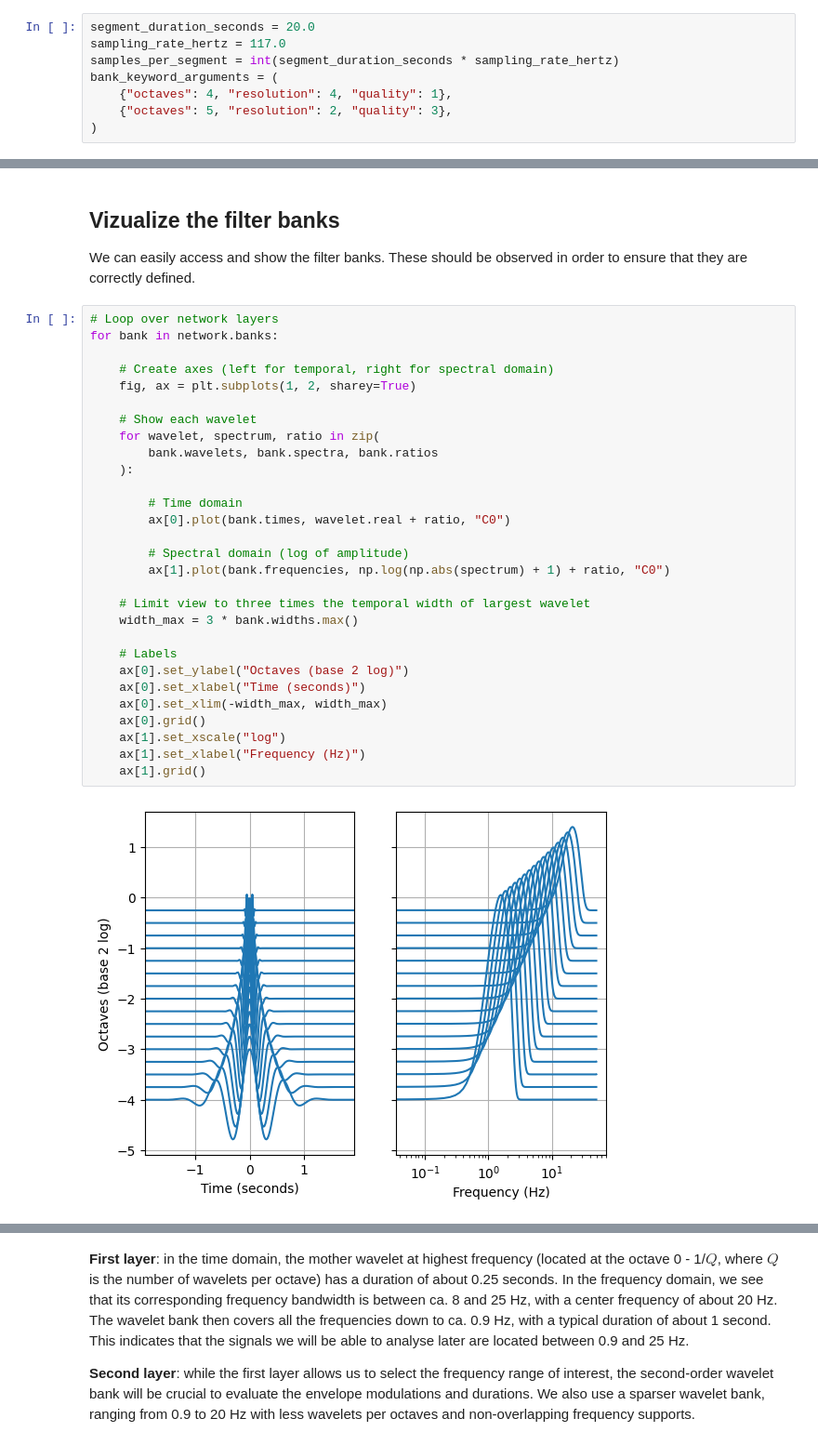
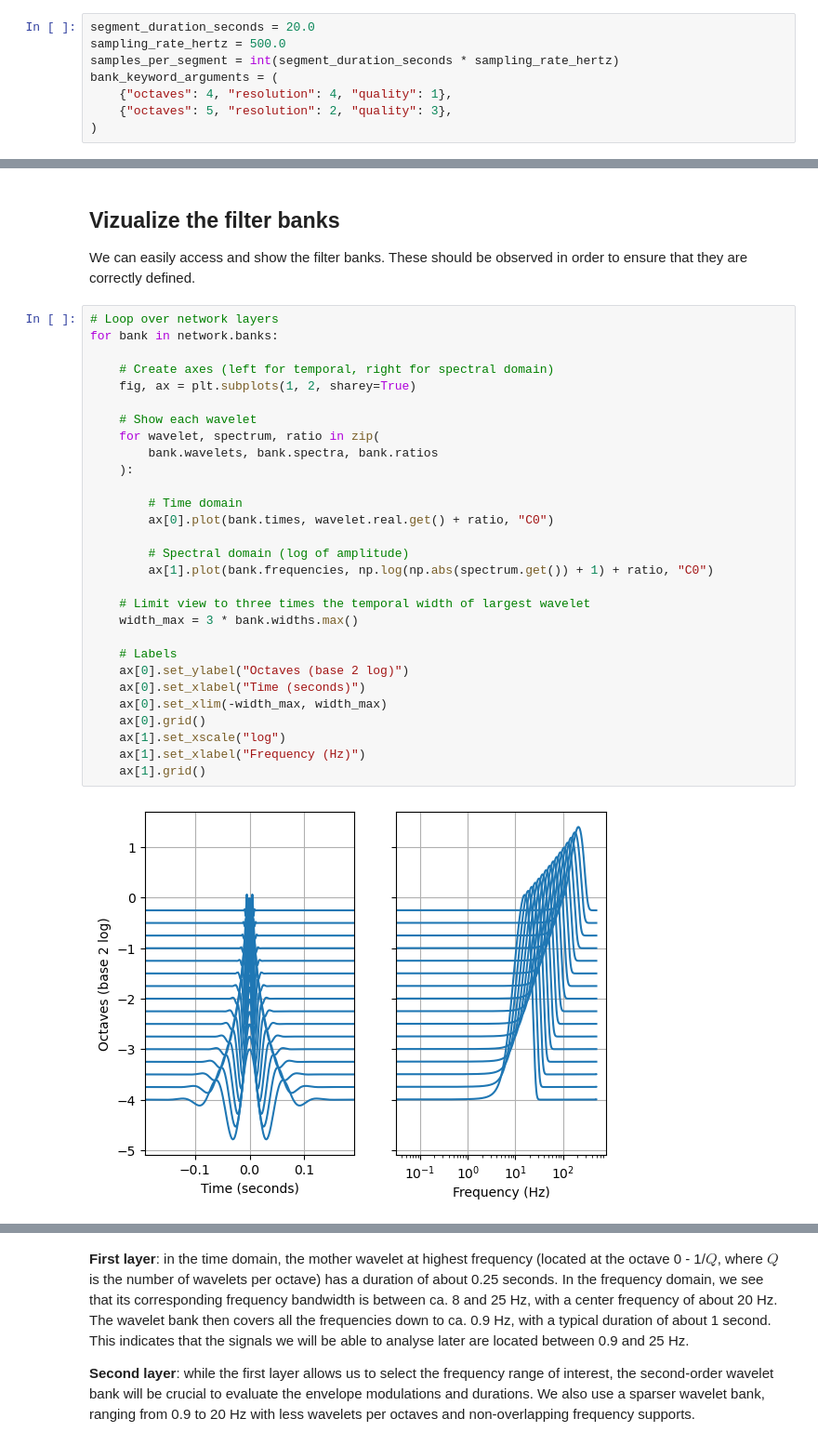
Before and after one commit to tbartholomaus/scatseisnet, a Jupyter notebook: GL_example/1_design.ipynb, the cells around one changed output, grey strips where cells are left out. Shown at 93% size. Drawn from its saved outputs; the diff is of its cells as text.

```diff
--- a/GL_example/1_design.ipynb
+++ b/GL_example/1_design.ipynb
@@ -47,7 +47,7 @@ The following cell defines the meta parameter of the network. The parameters are
       a larger at the remaining layers.  *This describes the frequency bandwidth of each wavelet*
 # %%
 segment_duration_seconds = 20.0
-sampling_rate_hertz = 117.0
+sampling_rate_hertz = 500.0
 samples_per_segment = int(segment_duration_seconds * sampling_rate_hertz)
 bank_keyword_arguments = (
     {"octaves": 4, "resolution": 4, "quality": 1},
@@ -88,31 +88,31 @@ We can easily access and show the filter banks. These should be observed in orde
 # %%
 # Loop over network layers
 for bank in network.banks:
 
     # Create axes (left for temporal, right for spectral domain)
     fig, ax = plt.subplots(1, 2, sharey=True)
 
     # Show each wavelet
     for wavelet, spectrum, ratio in zip(
         bank.wavelets, bank.spectra, bank.ratios
     ):
 
         # Time domain
-        ax[0].plot(bank.times, wavelet.real + ratio, "C0")
+        ax[0].plot(bank.times, wavelet.real.get() + ratio, "C0")
 
         # Spectral domain (log of amplitude)
-        ax[1].plot(bank.frequencies, np.log(np.abs(spectrum) + 1) + ratio, "C0")
+        ax[1].plot(bank.frequencies, np.log(np.abs(spectrum.get()) + 1) + ratio, "C0")
 
     # Limit view to three times the temporal width of largest wavelet
     width_max = 3 * bank.widths.max()
 
     # Labels
     ax[0].set_ylabel("Octaves (base 2 log)")
     ax[0].set_xlabel("Time (seconds)")
     ax[0].set_xlim(-width_max, width_max)
     ax[0].grid()
     ax[1].set_xscale("log")
     ax[1].set_xlabel("Frequency (Hz)")
     ax[1].grid()
 # %% [output]
-[figure, old version]
+[figure, new version]
```
Also changed, not shown: parts of 2 cells of this notebook, 1 other file.
